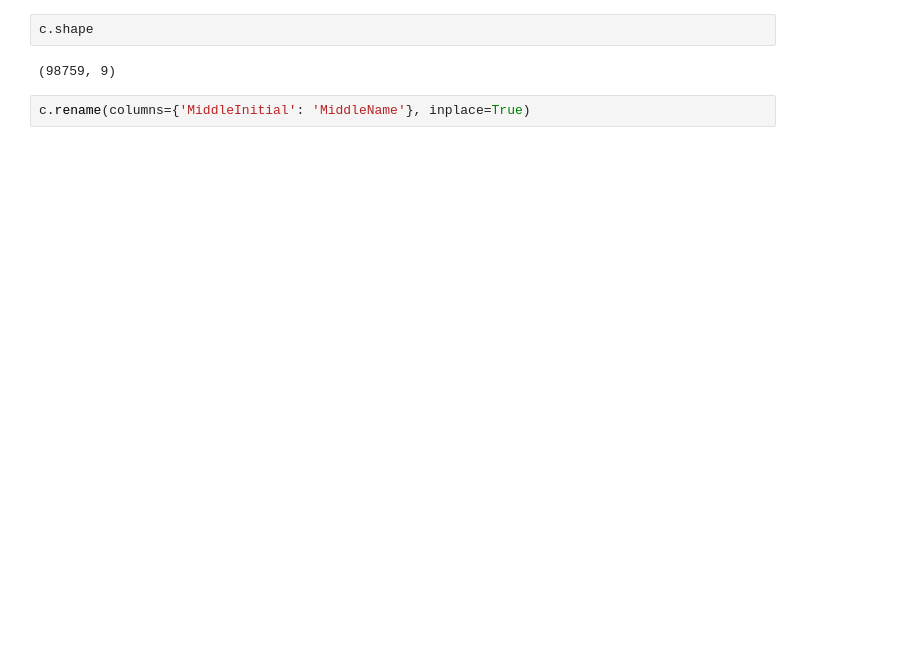
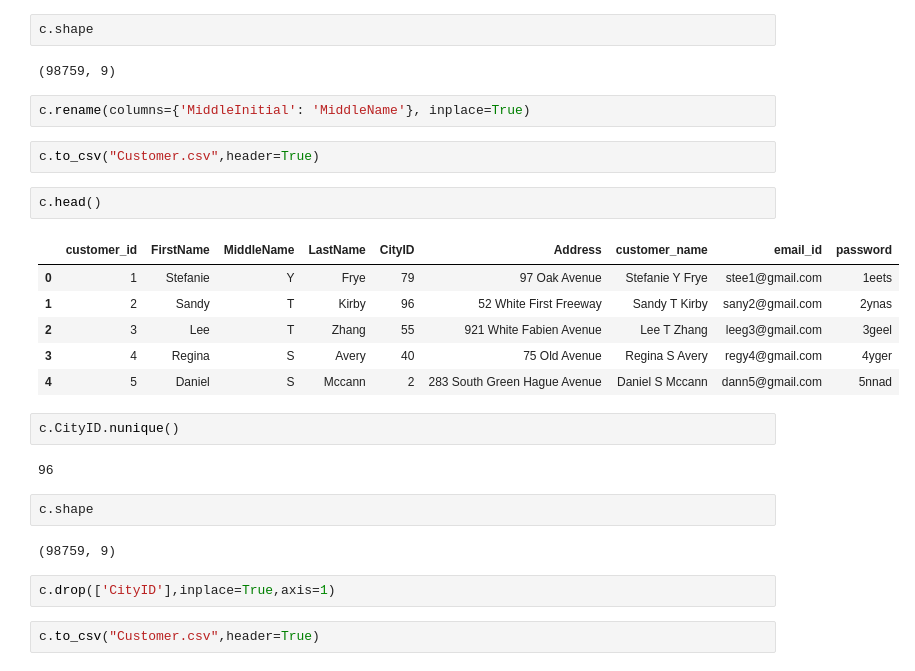
Before and after one commit to lakshmipriya188/Organic-food-tracebality, a Jupyter notebook: Customer.ipynb, the cells around one changed output. Cells and saved outputs as stored; diff of their text form; blank space fills up the shorter version.

```diff
--- a/Customer.ipynb
+++ b/Customer.ipynb
@@ -108,3 +121,26 @@ c.shape
 (98759, 9)
 # %%
 c.rename(columns={'MiddleInitial': 'MiddleName'}, inplace=True)
+# %%
+c.to_csv("Customer.csv",header=True)
+# %%
+c.head()
+# %% [output]
+|  | customer_id | FirstName | MiddleName | LastName | CityID | Address | customer_name | email_id | password |
+| 0 | 1 | Stefanie | Y | Frye | 79 | 97 Oak Avenue | Stefanie Y Frye | stee1@gmail.com | 1eets |
+| 1 | 2 | Sandy | T | Kirby | 96 | 52 White First Freeway | Sandy T Kirby | sany2@gmail.com | 2ynas |
+| 2 | 3 | Lee | T | Zhang | 55 | 921 White Fabien Avenue | Lee T Zhang | leeg3@gmail.com | 3geel |
+| 3 | 4 | Regina | S | Avery | 40 | 75 Old Avenue | Regina S Avery | regy4@gmail.com | 4yger |
+| 4 | 5 | Daniel | S | Mccann | 2 | 283 South Green Hague Avenue | Daniel S Mccann | dann5@gmail.com | 5nnad |
+# %%
+c.CityID.nunique()
+# %% [output]
+96
+# %%
+c.shape
+# %% [output]
+(98759, 9)
+# %%
+c.drop(['CityID'],inplace=True,axis=1)
+# %%
+c.to_csv("Customer.csv",header=True)
```
Also changed, not shown: parts of 5 cells of this notebook, 4 other files.
